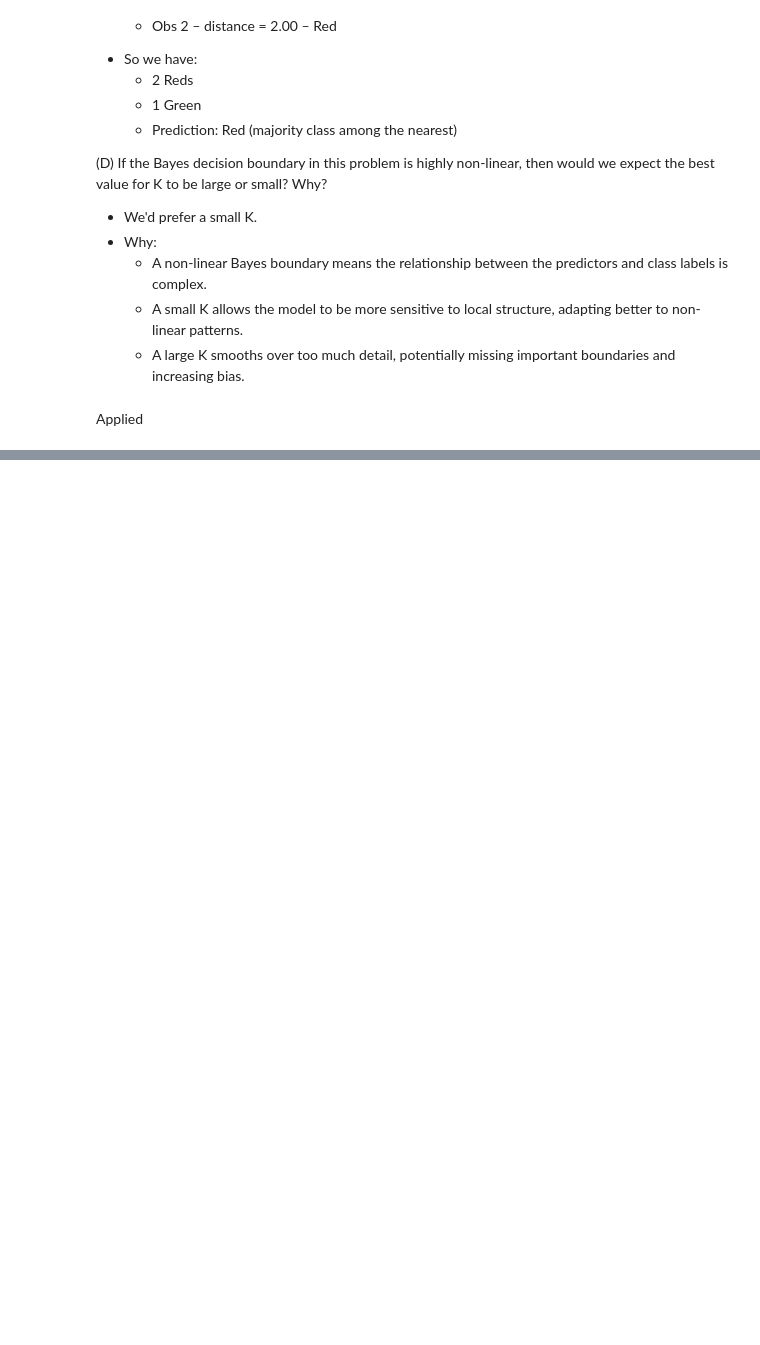
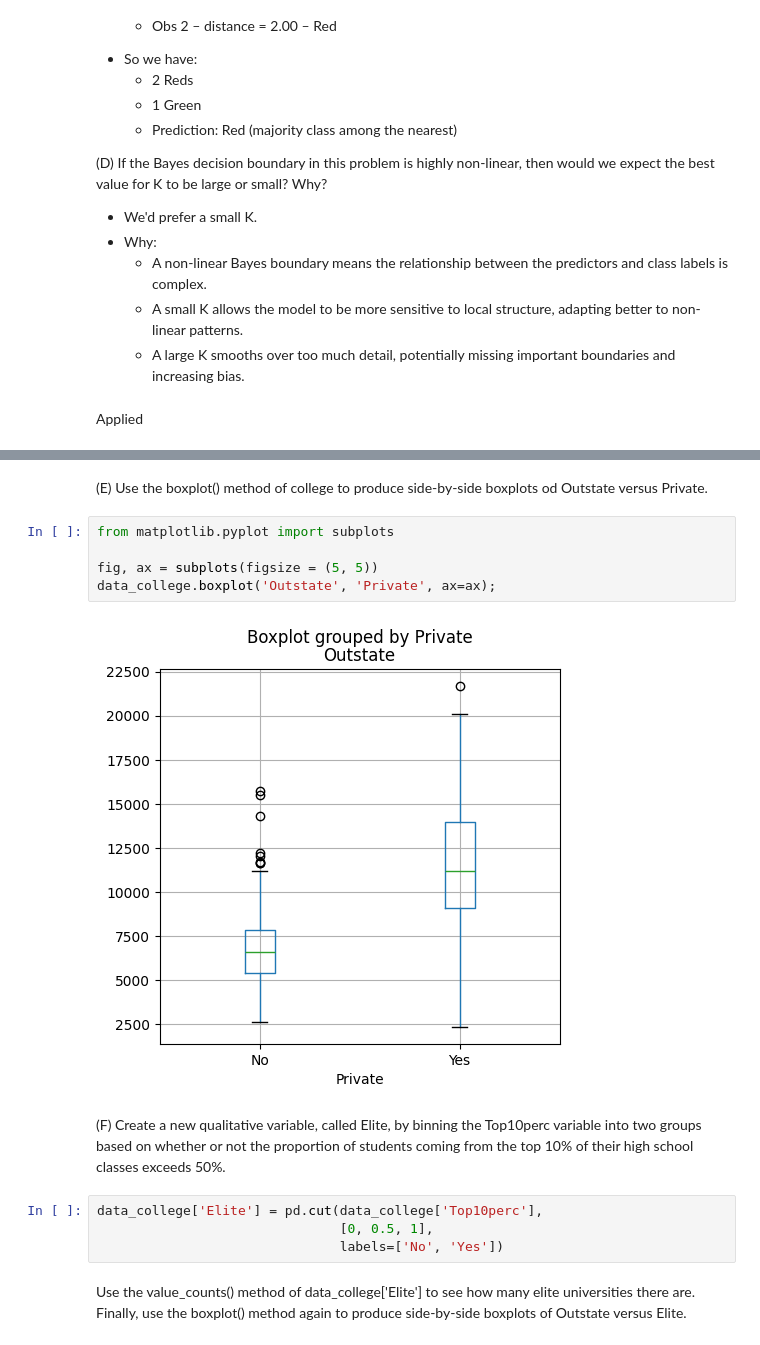
Before and after one commit to Anthonny20/AI-PROJECTS, a Jupyter notebook: ISLP/01_Exercices.ipynb, the cells around one changed output, grey strips where cells are left out. Drawn from its saved outputs; the diff is of its cells as text; blank space fills up the shorter version.

```diff
--- a/ISLP/01_Exercices.ipynb
+++ b/ISLP/01_Exercices.ipynb
@@ -345,0 +419,17 @@ Applied
+# %% [markdown]
+(E) Use the boxplot() method of college to produce side-by-side boxplots od Outstate versus Private.
+# %%
+from matplotlib.pyplot import subplots
+
+fig, ax = subplots(figsize = (5, 5))
+data_college.boxplot('Outstate', 'Private', ax=ax);
+# %% [output]
+[figure, added]
+# %% [markdown]
+(F) Create a new qualitative variable, called Elite, by binning the Top10perc variable into two groups based on whether or not the proportion of students coming from the top 10% of their high school classes exceeds 50%.
+# %%
+data_college['Elite'] = pd.cut(data_college['Top10perc'],
+                               [0, 0.5, 1],
+                               labels=['No', 'Yes'])
+# %% [markdown]
+Use the value_counts() method of data_college['Elite'] to see how many elite universities there are. Finally, use the boxplot() method again to produce side-by-side boxplots of Outstate versus Elite.
```
Also changed, not shown: parts of 18 cells of this notebook.
